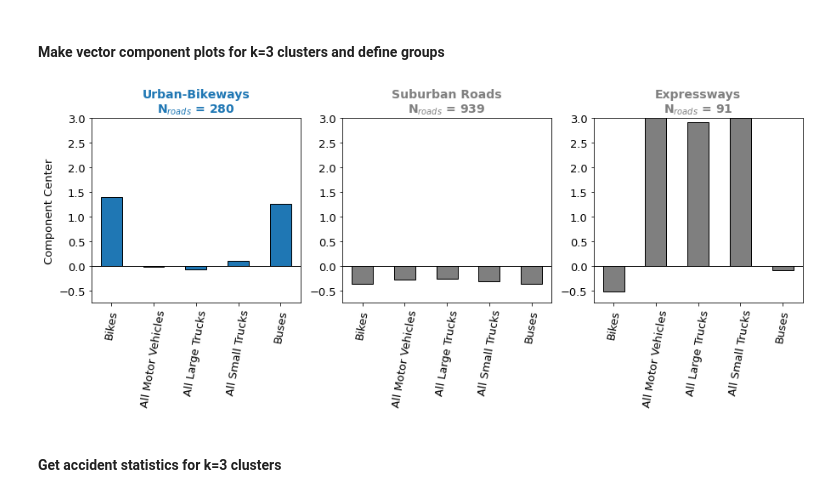
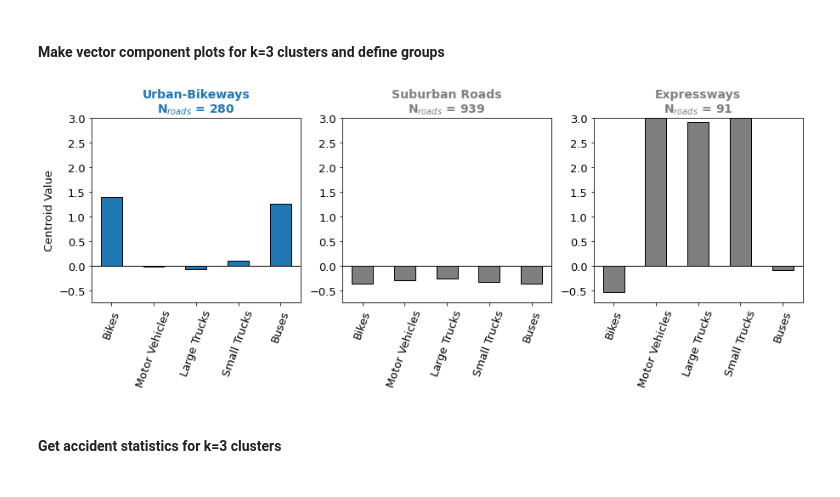
Before and after one commit to dtuthill/erdos_project, a Jupyter notebook: Greg_Analysis/kmeans_SharedBusLanes.ipynb, the cells around one changed output. Drawn from its saved outputs; the diff is of its cells as text; code cells hidden in the pictures.

Commit message:
fixed some of the cluster plots

```diff
--- a/Greg_Analysis/kmeans_SharedBusLanes.ipynb
+++ b/Greg_Analysis/kmeans_SharedBusLanes.ipynb
@@ -171,7 +171,7 @@ Igroup = np.zeros((k,Nroads)).astype(bool)
 for ii in range(k):
     Igroup[ii] = cluster_IDs == groupind_bvsort[ii]
 # %%
-ticklabs_present = ['Bikes','All Motor Vehicles','All Large Trucks','All Small Trucks','Buses']
+ticklabs_present = ['Bikes','Motor Vehicles','Large Trucks','Small Trucks','Buses']
 
 from matplotlib.cm import get_cmap
 CMAP = get_cmap('tab10')
@@ -182,37 +182,37 @@ fig,ax = plt.subplots(1,k,figsize=(k*5,4))
 labsize=13
 ticksize=13
 titlesize=14
 
 for ii in range(k):
 
     gname = group_names[ii]
 
     I = Igroup[ii]
     n_roads_group = I.sum()
     frac_group = n_roads_group/Nroads
     ind_g = groupind_bvsort[ii]
 
     ax[ii].bar(np.arange(Nfeat_c),cluster_centers[ind_g],width=0.5,edgecolor='black',facecolor=CLR_face[gname])
     ax[ii].set_ylim(-0.75,3)
     ax[ii].set_xticks(np.arange(Nfeat_c))
-    ax[ii].set_xticklabels(ticklabs_present,rotation=80,fontsize=12)
+    ax[ii].set_xticklabels(ticklabs_present,rotation=70,fontsize=12)
     ax[ii].tick_params(labelsize=labsize)
     ax[ii].set_title('%s\nN$_{roads}$ = %i'%(group_names[ii],n_roads_group),color=CLR_title[gname],weight='bold',
                     fontsize=titlesize)
 
     ax[ii].axhline(0,0,1,linewidth=1,color='black')
     if ii == 0:
-        ax[ii].set_ylabel('Component Center',fontsize=labsize)
+        ax[ii].set_ylabel('Centroid Value',fontsize=labsize)
 
 import os
 path = os.getcwd()
 fname = os.path.join(path,'ClusterCenters.png')
 plt.savefig(fname,dpi=500, format=None, metadata=None,
         bbox_inches='tight',
-        facecolor='white', edgecolor=None)
+        facecolor='none', edgecolor=None)
 plt.show()
 # %% [output]
-[figure, old version]
+[figure, new version]
 # %% [markdown]
 #### Get accident statistics for k=3 clusters
 # %%
```
Also changed, not shown: parts of 4 cells of this notebook, 2 other files.
